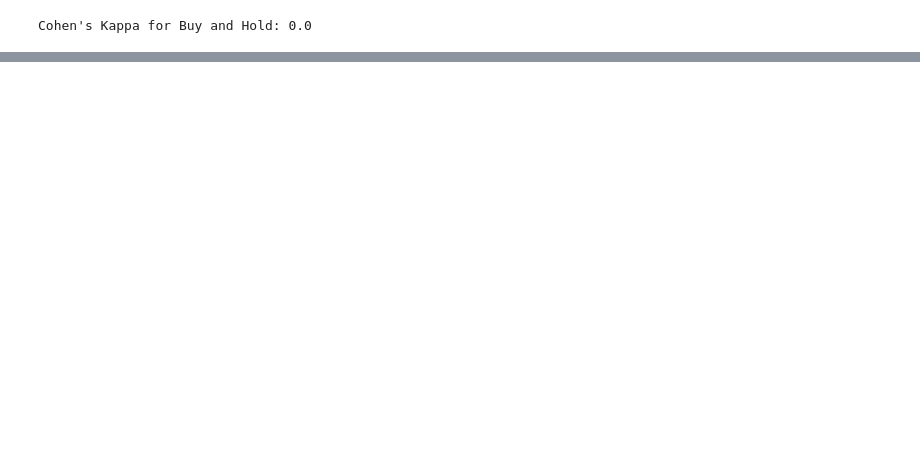
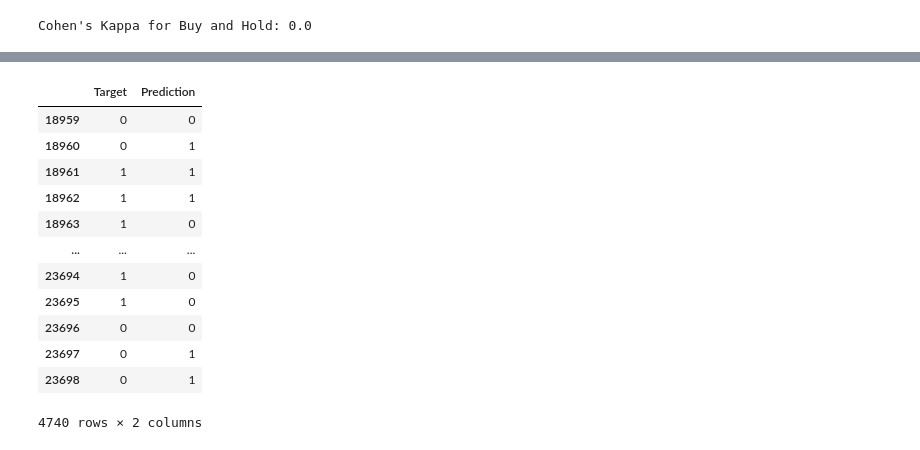
Before and after one commit to manuzrpEd/CalendarDailyReturnsSP500_XGBoost, a Jupyter notebook: CalendarDailyReturnsSP500_TimeBasedSplitting.ipynb, the cells around one changed output, grey strips where cells are left out. Drawn from its saved outputs; the diff is of its cells as text; code cells hidden in the pictures; blank space fills up the shorter version.

```diff
--- a/CalendarDailyReturnsSP500_TimeBasedSplitting.ipynb
+++ b/CalendarDailyReturnsSP500_TimeBasedSplitting.ipynb
@@ -348,0 +337,19 @@ plt.show()
+# %%
+y_pred_series = pd.Series(y_pred)
+y_pred_series.index = y_test.index
+y_test = pd.concat([y_test, y_pred_series], axis=1).rename(columns={0:'Prediction'})
+y_test
+# %% [output]
+|  | Target | Prediction |
+| 18959 | 0 | 0 |
+| 18960 | 0 | 1 |
+| 18961 | 1 | 1 |
+| 18962 | 1 | 1 |
+| 18963 | 1 | 0 |
+| ... | ... | ... |
+| 23694 | 1 | 0 |
+| 23695 | 1 | 0 |
+| 23696 | 0 | 0 |
+| 23697 | 0 | 1 |
+| 23698 | 0 | 1 |
+4740 rows × 2 columns
```
Also changed, not shown: parts of 17 cells of this notebook, 4 other files.
